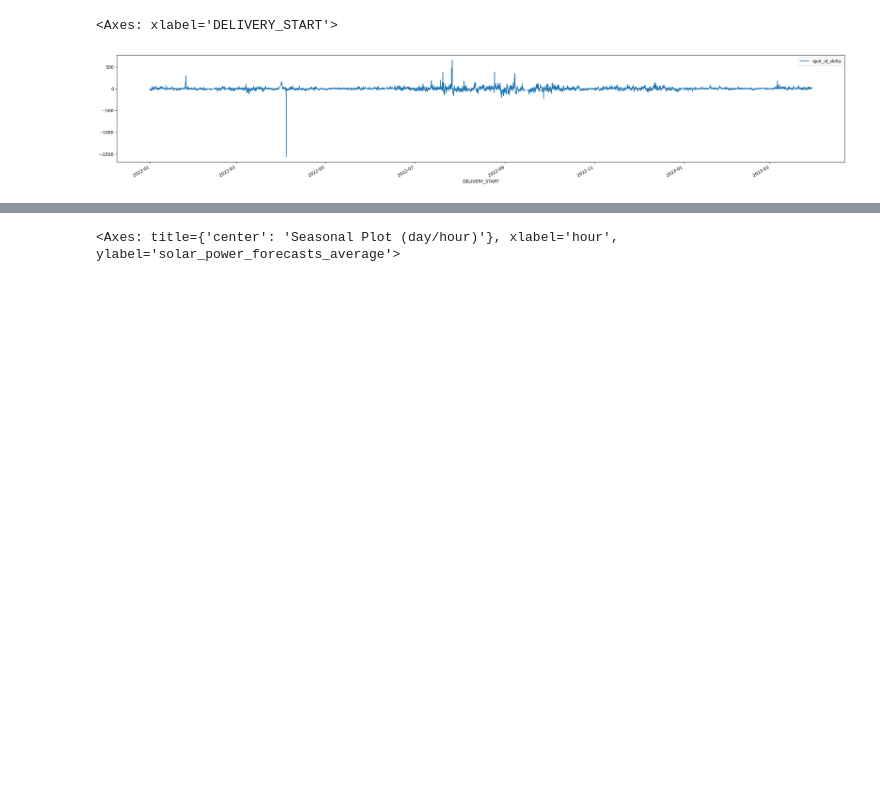
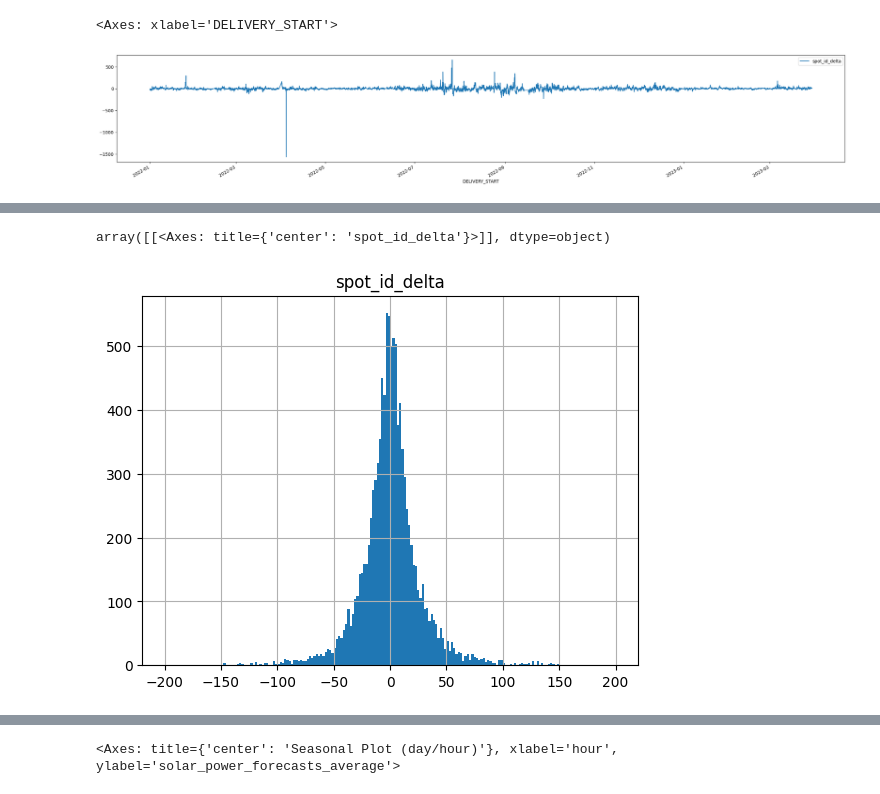
Before and after one commit to slokadjaja/electricity-price-forecasting, a Jupyter notebook: eda.ipynb, the cells around one changed output, grey strips where cells are left out. Drawn from its saved outputs; the diff is of its cells as text; code cells hidden in the pictures; blank space fills up the shorter version.

```diff
--- a/eda.ipynb
+++ b/eda.ipynb
@@ -55,0 +72,5 @@ y_train.plot(figsize=(30,5))
+# %%
+y_train.hist(bins=200, range=[-200,200])
+# %% [output]
+array([[<Axes: title={'center': 'spot_id_delta'}>]], dtype=object)
+[figure, added]
```
Also changed, not shown: parts of 14 cells of this notebook.
